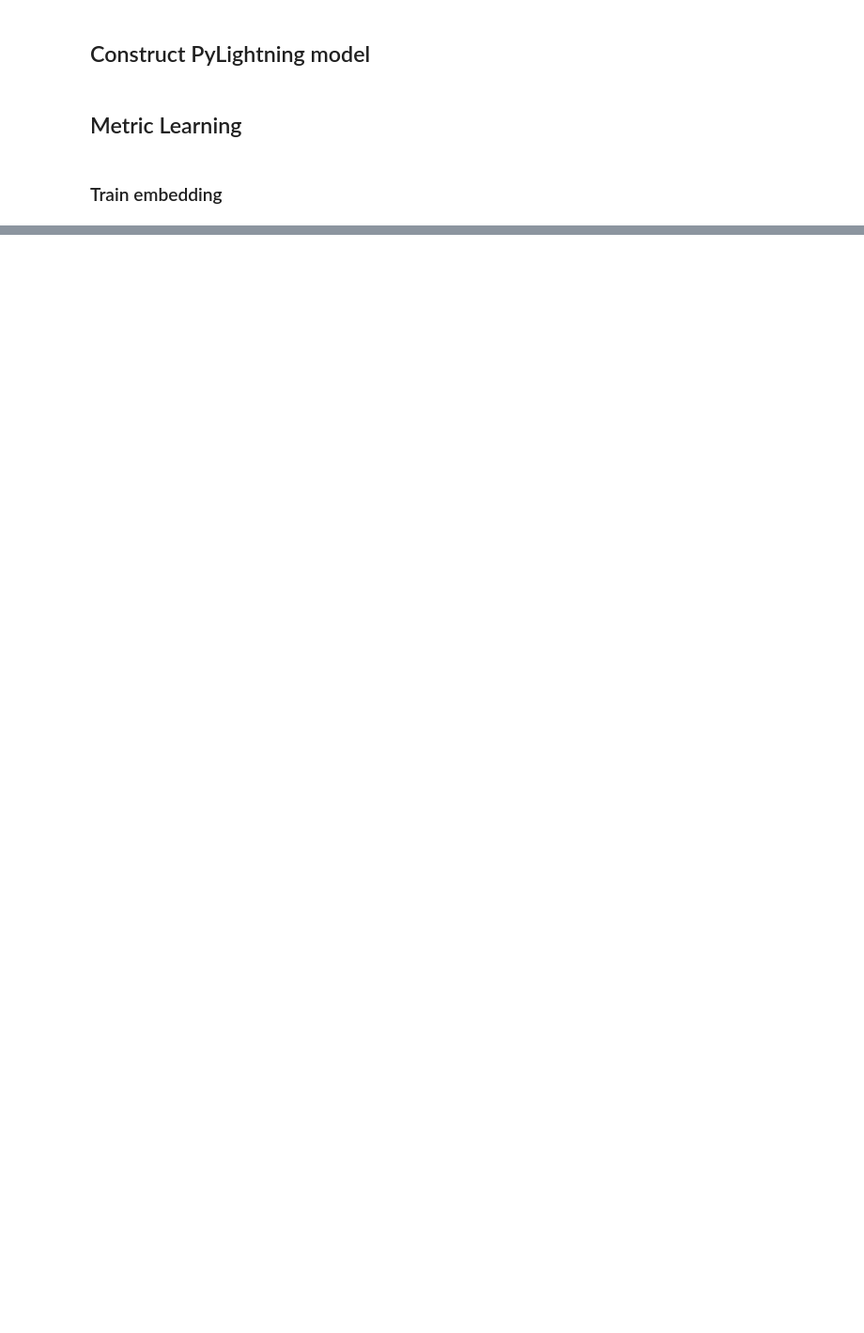
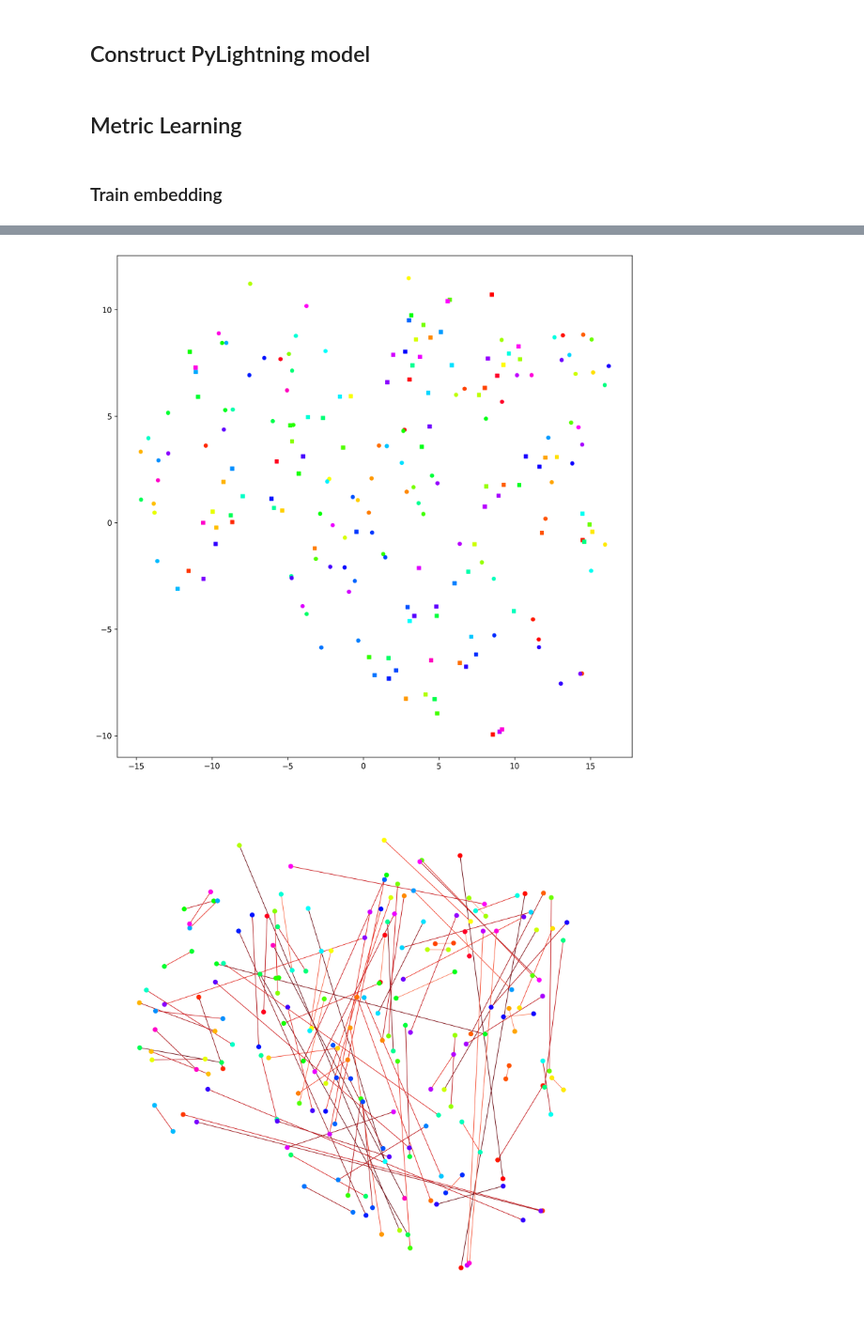
Before and after one commit to ryanliu30/Tracking-ML-Exa.TrkX, a Jupyter notebook: Pipelines/Common_Tracking_Example/notebooks/ITk/Edge_embedding.ipynb, the cells around one changed output, grey strips where cells are left out. Shown at 94% size. Cells and saved outputs as stored; diff of their text form; code cells hidden in the pictures; blank space fills up the shorter version.

Commit message:
dual_embedding

```diff
--- a/Pipelines/Common_Tracking_Example/notebooks/ITk/Edge_embedding.ipynb
+++ b/Pipelines/Common_Tracking_Example/notebooks/ITk/Edge_embedding.ipynb
@@ -182,0 +134,7 @@ Syncing run fiery-water-107 to Weights & Biases (docs).
+# %%
+checkpoint_path = "/global/cfs/cdirs/m3443/usr/ryanliu/ITk_doublet_embedding/ITk_barrel_edge_embedding/ung0y06n/checkpoints/last.ckpt"
+checkpoint = torch.load(checkpoint_path)
+model = VanillaEdgeEmbedding.load_from_checkpoint(checkpoint_path).to(device)
+event = torch.load("/global/cfs/cdirs/m3443/usr/ryanliu/ITk_filter/filter_processed/test/10003").cuda()
+# %%
+input_data = model.get_input_data(event)
@@ -182,0 +156,39 @@ Syncing run fiery-water-107 to Weights & Biases (docs).
+# %%
+in_embedding = model(input_data, in_edges)
+out_embedding = model(input_data, out_edges)
+# %%
+tsne = TSNE(2)
+pca = PCA(2)
+# %%
+import matplotlib.cm as cm
+from scipy import sparse
+import networkx as nx
+import numpy as np
+colors = torch.linspace(0,1,len(in_embedding[0])).numpy()
+colors = cm.gist_rainbow(colors)
+colors = torch.tensor(colors, device = device)
+colors = colors.cpu().detach().numpy()
+
+latent = tsne.fit_transform(torch.cat([in_embedding[0], out_embedding[1]]).cpu().detach().numpy())
+# latent = pca.fit_transform(torch.cat([in_embedding[0], out_embedding[1]]).cpu().detach().numpy())
+plt.figure(figsize = (12,12), dpi = 300)
+plt.scatter(*latent[:len(in_embedding[0])].T, color = colors, s = 20)
+plt.scatter(*latent[len(in_embedding[0]):].T, color = colors, s = 20, marker = 's')
+plt.show()
+
+dist = torch.acos(torch.nn.CosineSimilarity()(in_embedding[0],out_embedding[1]))
+dist = dist
+edge_color = cm.Reds(dist.cpu().detach().numpy())
+
+colors = np.concatenate([colors, colors])
+
+G = nx.Graph()
+length = int(len(latent)/2)
+G.add_nodes_from(range(length))
+G.add_edges_from(np.stack([np.arange(length), np.arange(length, 2*length)],axis = 1))
+plt.figure(figsize=(12,12), dpi = 300)
+nx.draw(G, pos=latent, node_color = colors, node_size = 50, edge_color = edge_color)
+plt.draw()
+# %% [output]
+[figure, added]
+[figure, added]
```
Also changed, not shown: parts of 9 cells of this notebook, 10 other files.
